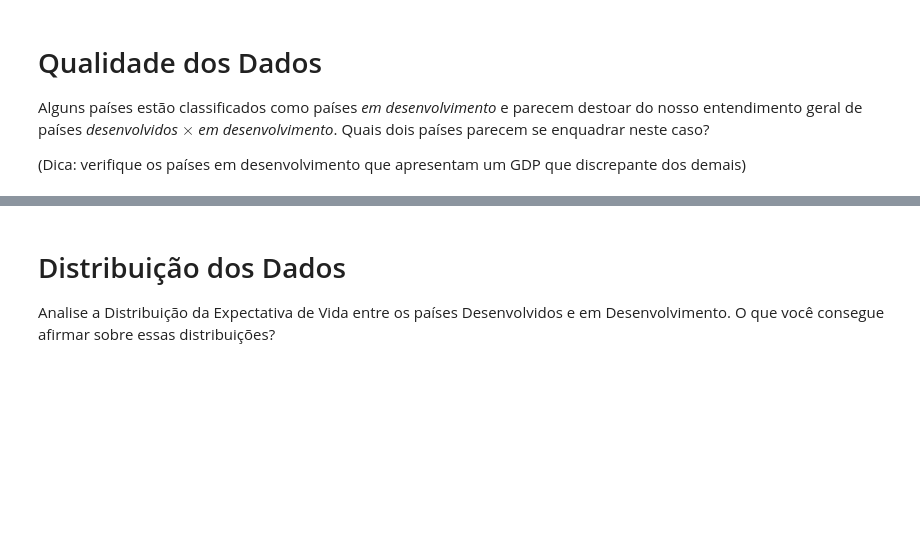
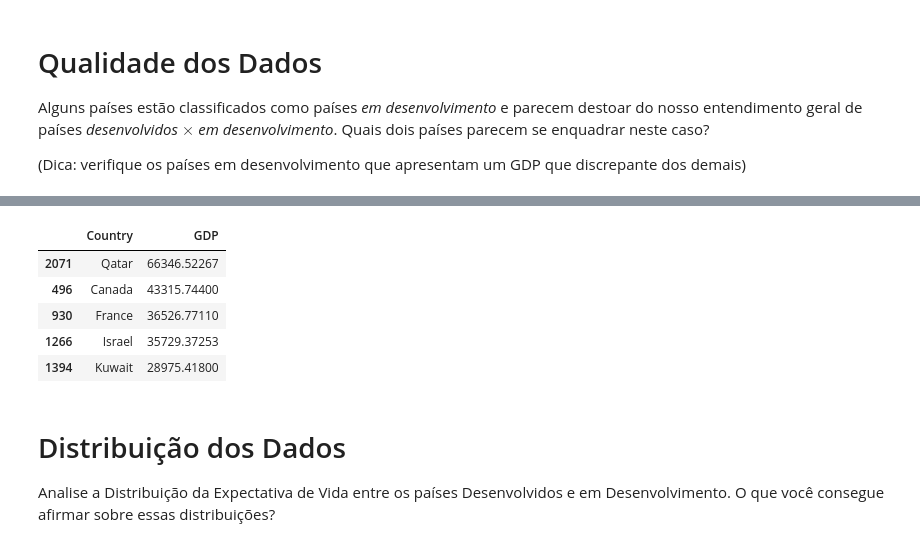
Before and after one commit to smilesrgouveia/Aula, a Jupyter notebook: PL_Python_4_exercicio_RG.ipynb, the cells around one changed output, grey strips where cells are left out. Saved outputs shown, nothing was run; the diff lists cells and outputs as text; code cells hidden in the pictures; blank space fills up the shorter version.

```diff
--- a/PL_Python_4_exercicio_RG.ipynb
+++ b/PL_Python_4_exercicio_RG.ipynb
@@ -60,3 +118,12 @@ Alguns países estão classificados como países *em desenvolvimento* e parecem
+# %%
+developing.loc[developing.GDP.nlargest(5).index][['Country','GDP']]
+# %% [output]
+|  | Country | GDP |
+| 2071 | Qatar | 66346.52267 |
+| 496 | Canada | 43315.74400 |
+| 930 | France | 36526.77110 |
+| 1266 | Israel | 35729.37253 |
+| 1394 | Kuwait | 28975.41800 |
 # %% [markdown]
 # Distribuição dos Dados
 
```
Also changed, not shown: parts of 4 cells of this notebook.
